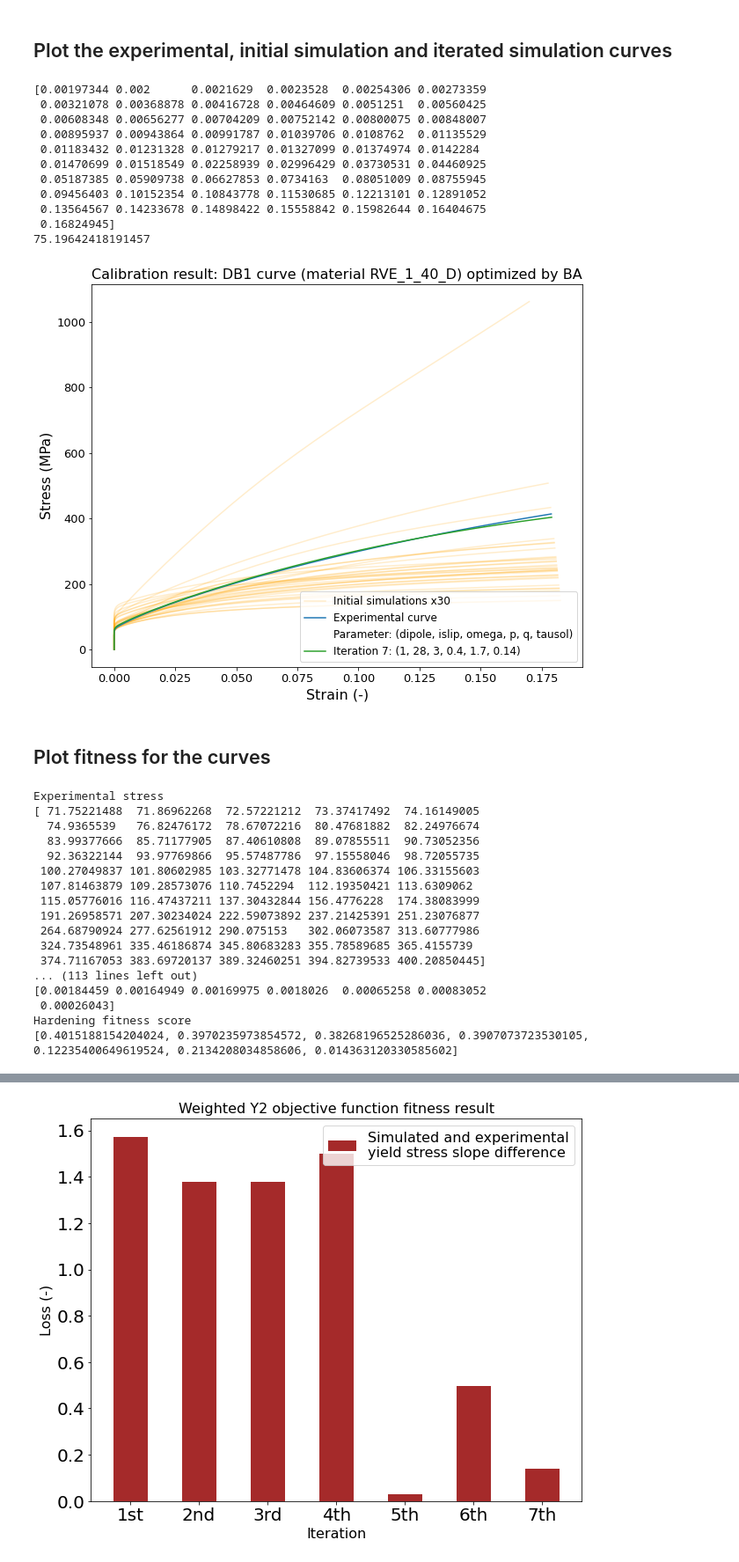
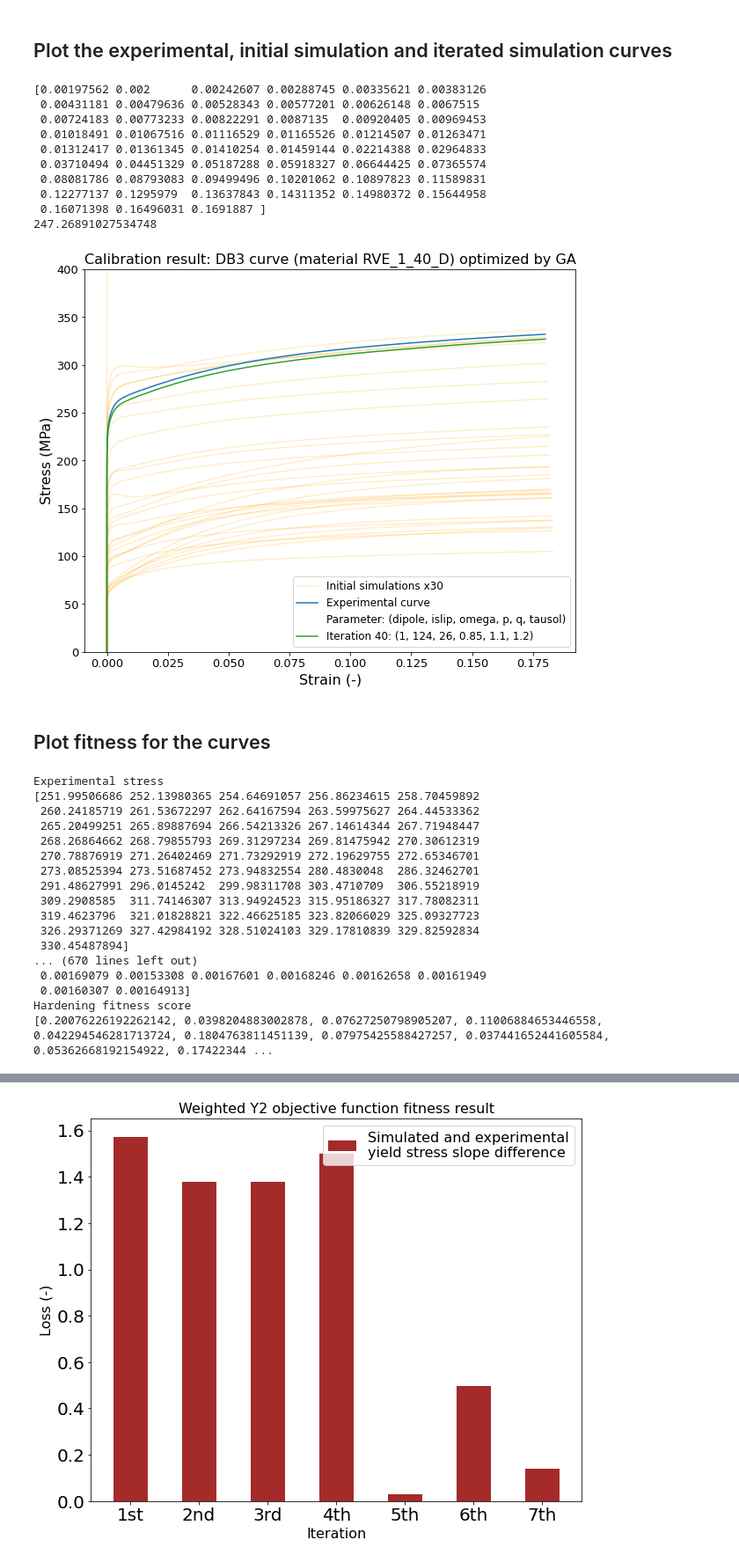
Before and after one commit to SpringNuance/Crystal-Plasticity-Thesis-Project, a Jupyter notebook: simulations_note.ipynb, the cells around one changed output, grey strips where cells are left out. Shown: that part at 88% size. Saved outputs shown, nothing was run; the diff lists cells and outputs as text; code cells hidden in the pictures.

```diff
--- a/simulations_note.ipynb
+++ b/simulations_note.ipynb
@@ -80,7 +80,7 @@ def plotSimulations(initialSims, pathExp, pathSim, title, CPLaw, plotIterations
     # If you want to plot only some specific iterations, set plotExactIterationCheck to True
     # and specify the iteration number
     plotExactIterationCheck = True
-    plotExactIteration = [7]
+    plotExactIteration = [40]
     if plotIterations:
         if CPLaw == "PH":
             titleParams = "Parameter: (alpha, h0, tau0, taucs)"
@@ -112,7 +112,7 @@ def plotSimulations(initialSims, pathExp, pathSim, title, CPLaw, plotIterations
                     plt.plot(truePlasticStrain, trueStress, label = f"Iteration {i}: {parameter}")
     # Uncomment these lines to have a closer view. Change the limit as you want to see better
     # plt.xlim([0.002,0.2])
-    # plt.ylim([0,350])
+    plt.ylim([0,400])
     # Yield view
     # plt.xlim([0.0019,0.003])
     # plt.ylim([120,135])
@@ -127,48 +127,47 @@ def plotSimulations(initialSims, pathExp, pathSim, title, CPLaw, plotIterations
 # Please change these configurations
 # Number of initial simulations
 initialSims = 30
 
 # material used
 material = "RVE_1_40_D"
 # material = "512grains512"
 
 # Used algorithm
 # algorithm = "GA"
-algorithm = "BA"
+algorithm = "GA"
 
 # Crystal plasticity law
 # CPLaw = "PH"
 CPLaw = "DB"
 
 # Curve index
-curveIndex = 1
+# curveIndex = 1
 # curveIndex = 2
-# curveIndex = 3
+curveIndex = 3
 
 titleOptimized = f"Calibration result: {CPLaw}{curveIndex} curve (material {material}) optimized by {algorithm}"
 titleNoOptimized = f"Initial simulations and experimental curve of {CPLaw}{curveIndex} (material {material})"
 pathExp = f"targets_{material}/{CPLaw}{curveIndex}.csv"
 pathSim = f"results_{material}/{CPLaw}{curveIndex}_{algorithm}"
 
 # Plot only initial simulations and experimental curve
 # simStrain, exp_stress, exp_strain = plotSimulations(initialSims, pathExp, pathSim, titleNoOptimized, CPLaw)
 # Plot initial simulations, experimental curve and iterated simulation results
 simStrain, exp_stress, exp_strain = plotSimulations(initialSims, pathExp, pathSim, titleOptimized, CPLaw, True)
 # Plot initial simulations, interpolated experimental curve and interpolated iterated simulation results
 # simStrain, exp_stress, exp_strain = plotSimulations(initialSims, pathExp, pathSim, titleOptimized, CPLaw, True, True)
 # %% [output]
-[0.00197344 0.002      0.0021629  0.0023528  0.00254306 0.00273359
- 0.00321078 0.00368878 0.00416728 0.00464609 0.0051251  0.00560425
- 0.00608348 0.00656277 0.00704209 0.00752142 0.00800075 0.00848007
- 0.00895937 0.00943864 0.00991787 0.01039706 0.0108762  0.01135529
- 0.01183432 0.01231328 0.01279217 0.01327099 0.01374974 0.0142284
- 0.01470699 0.01518549 0.02258939 0.02996429 0.03730531 0.04460925
- 0.05187385 0.05909738 0.06627853 0.0734163  0.08051009 0.08755945
- 0.09456403 0.10152354 0.10843778 0.11530685 0.12213101 0.12891052
- 0.13564567 0.14233678 0.14898422 0.15558842 0.15982644 0.16404675
- 0.16824945]
-75.19642418191457
+[0.00197562 0.002      0.00242607 0.00288745 0.00335621 0.00383126
+ 0.00431181 0.00479636 0.00528343 0.00577201 0.00626148 0.0067515
+ 0.00724183 0.00773233 0.00822291 0.0087135  0.00920405 0.00969453
+ 0.01018491 0.01067516 0.01116529 0.01165526 0.01214507 0.01263471
+ 0.01312417 0.01361345 0.01410254 0.01459144 0.02214388 0.02964833
+ 0.03710494 0.04451329 0.05187288 0.05918327 0.06644425 0.07365574
+ 0.08081786 0.08793083 0.09499496 0.10201062 0.10897823 0.11589831
+ 0.12277137 0.1295979  0.13637843 0.14311352 0.14980372 0.15644958
+ 0.16071398 0.16496031 0.1691887 ]
+247.26891027534748
-[figure, old version]
+[figure, new version]
 # %% [markdown]
 ## Plot fitness for the curves
 # %%
@@ -339,22 +338,22 @@ print("Hardening fitness score")
 print(resHardening)
 # %% [output]
 Experimental stress
-[ 71.75221488  71.86962268  72.57221212  73.37417492  74.16149005
-  74.9365539   76.82476172  78.67072216  80.47681882  82.24976674
-  83.99377666  85.71177905  87.40610808  89.07855511  90.73052356
-  92.36322144  93.97769866  95.57487786  97.15558046  98.72055735
- 100.27049837 101.80602985 103.32771478 104.83606374 106.33155603
- 107.81463879 109.28573076 110.7452294  112.19350421 113.6309062
- 115.05776016 116.47437211 137.30432844 156.4776228  174.38083999
- 191.26958571 207.30234024 222.59073892 237.21425391 251.23076877
- 264.68790924 277.62561912 290.075153   302.06073587 313.60777986
- 324.73548961 335.46186874 345.80683283 355.78589685 365.4155739
- 374.71167053 383.69720137 389.32460251 394.82739533 400.20850445]
-... (113 lines left out)
-[0.00184459 0.00164949 0.00169975 0.0018026  0.00065258 0.00083052
- 0.00026043]
+[251.99506686 252.13980365 254.64691057 256.86234615 258.70459892
+ 260.24185719 261.53672297 262.64167594 263.59975627 264.44533362
+ 265.20499251 265.89887694 266.54213326 267.14614344 267.71948447
+ 268.26864662 268.79855793 269.31297234 269.81475942 270.30612319
+ 270.78876919 271.26402469 271.73292919 272.19629755 272.65346701
+ 273.08525394 273.51687452 273.94832554 280.4830048  286.32462701
+ 291.48627991 296.0145242  299.98311708 303.4710709  306.55218919
+ 309.2908585  311.74146307 313.94924523 315.95186327 317.78082311
+ 319.4623796  321.01828821 322.46625185 323.82066029 325.09327723
+ 326.29371269 327.42984192 328.51024103 329.17810839 329.82592834
+ 330.45487894]
+... (670 lines left out)
+ 0.00169079 0.00153308 0.00167601 0.00168246 0.00162658 0.00161949
+ 0.00160307 0.00164913]
 Hardening fitness score
-[0.4015188154204024, 0.3970235973854572, 0.38268196525286036, 0.3907073723530105, 0.12235400649619524, 0.2134208034858606, 0.014363120330585602]
+[0.20076226192262142, 0.0398204883002878, 0.07627250798905207, 0.11006884653446558, 0.042294546281713724, 0.1804763811451139, 0.07975425588427257, 0.037441652441605584, 0.05362668192154922, 0.17422344 ...
 # %%
 fig, ax = plt.subplots(figsize=figsize)
 ax.bar(labels, WY1, width, label='Simulated and experimental\n yield stress value difference', color = "purple")
```
Also changed, not shown: parts of 1 cell of this notebook, 16 other files.
